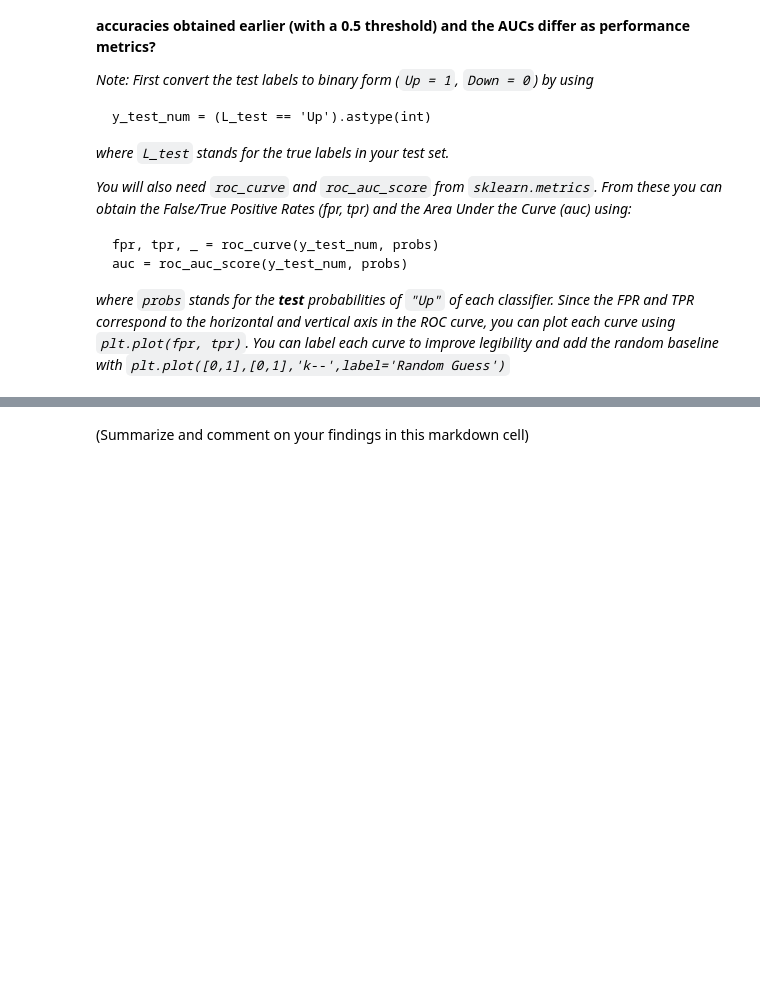
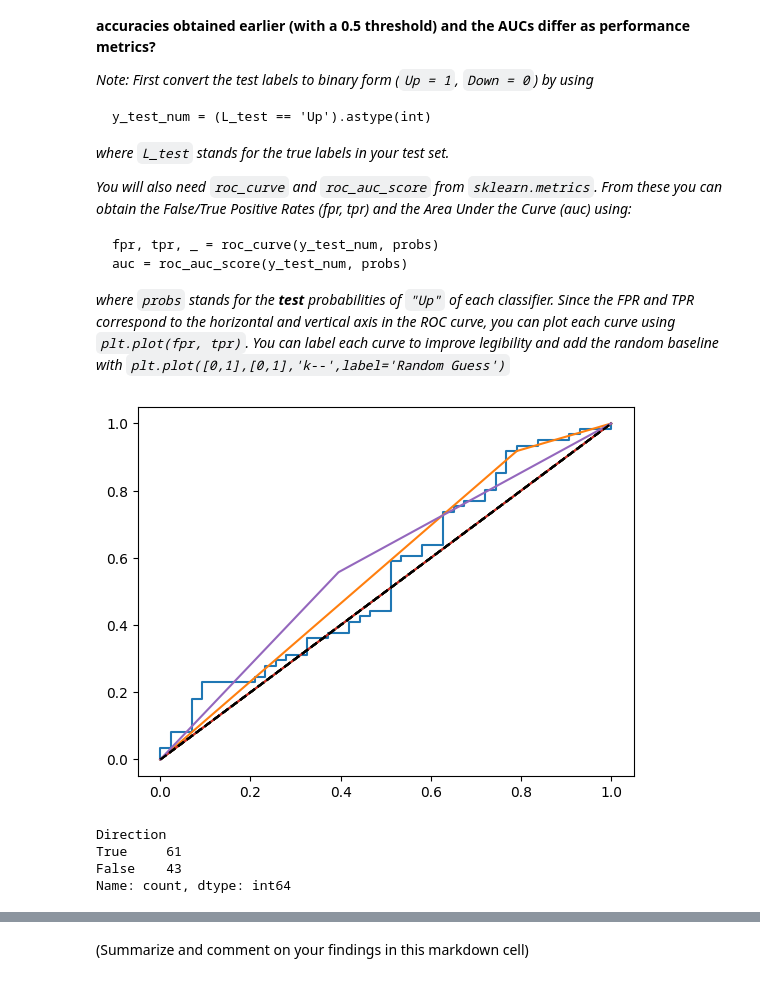
Before and after one commit to WillDBM/DATA-303, a Jupyter notebook: Lab/Armentrout_William_Lab5.ipynb, the cells around one changed output, grey strips where cells are left out. Drawn from its saved outputs; the diff is of its cells as text; code cells hidden in the pictures; blank space fills up the shorter version.

Commit message:
ROC curves

```diff
--- a/Lab/Armentrout_William_Lab5.ipynb
+++ b/Lab/Armentrout_William_Lab5.ipynb
@@ -193,6 +198,7 @@ lda.fit(X_train, y_train)
 # test set
 pred_test = lda.predict(X_test)
 conf_test = confusion_table(pred_test, y_test)
+probs_array.append(pred_test)
 conf_test
 # %% [output]
 | Truth | False | True |
@@ -237,6 +243,7 @@ conf_train
 # %%
 pred_test = qda.predict(X_test)
 conf_test = confusion_table(pred_test, y_test)
+probs_array.append(pred_test)
 conf_test
 # %% [output]
 | Truth | False | True |
@@ -351,3 +323,4 @@ confusion_table(pred_train, y_train)
 # %%
 pred_test = NB.predict(X_test)
 confusion_table(pred_test, y_test)
+probs_array.append(pred_test)
@@ -380,2 +376,18 @@ The best modesl were Logistic regression and LDA which both had a testing accura
 # %% [markdown]
 **(k) Using again `Lag2` as the only predictor, experiment with different valus of $K$ in KNN by performing KNN parameter tuning. Which value of $K$ achieves the best overall performance on the held-out data?**
+# %%
+
+X = MS(['Lag2']).fit(Weekly).transform(Weekly)
+y = Weekly.Direction == 'Up'
+X_train, X_test = X.loc[Weekly.Year < 2009], X.loc[Weekly.Year >= 2009]
+y_train, y_test = y.loc[Weekly.Year < 2009], y.loc[Weekly.Year >= 2009]
+
+for K in range(1,10):
+    knn = KNeighborsClassifier(n_neighbors=K)
+    knn_pred = knn.fit(X_train, y_train).predict(X_test)
+    C = confusion_table(knn_pred, y_test)
+    print(f'K = {K}: # Testing accuracy: {np.mean(y_test == knn_pred) * 100:.2f}%')
+    #print(C)
+    #print('\n')
+    if (K==4):
+        probs_array.append(knn_pred)
@@ -395,3 +419,22 @@ The best modesl were Logistic regression and LDA which both had a testing accura
     fpr, tpr, _ = roc_curve(y_test_num, probs)
     auc = roc_auc_score(y_test_num, probs)
 *where `probs` stands for the **test** probabilities of `"Up"` of each classifier. Since the FPR and TPR correspond to the horizontal and vertical axis in the ROC curve, you can plot each curve using `plt.plot(fpr, tpr)`. You can label each curve to improve legibility and add the random baseline with `plt.plot([0,1],[0,1],'k--',label='Random Guess')`*
+# %%
+import matplotlib.pyplot as plt
+from sklearn.metrics import roc_curve, roc_auc_score
+
+for i in range(0,len(probs_array)):
+    y_test_num = (y_test).astype(int)
+    fpr, tpr, _ = roc_curve(y_test_num, probs_array[i])
+    auc = roc_auc_score(y_test_num, probs_array[i])
+    plt.plot(fpr, tpr)
+    plt.plot([0,1],[0,1],'k--',label='Random Guess')
+# %% [output]
+[figure, added]
+# %%
+print(y_test.value_counts())
+# %% [output]
+Direction
+True     61
+False    43
+Name: count, dtype: int64
```
Also changed, not shown: parts of 16 cells of this notebook.
